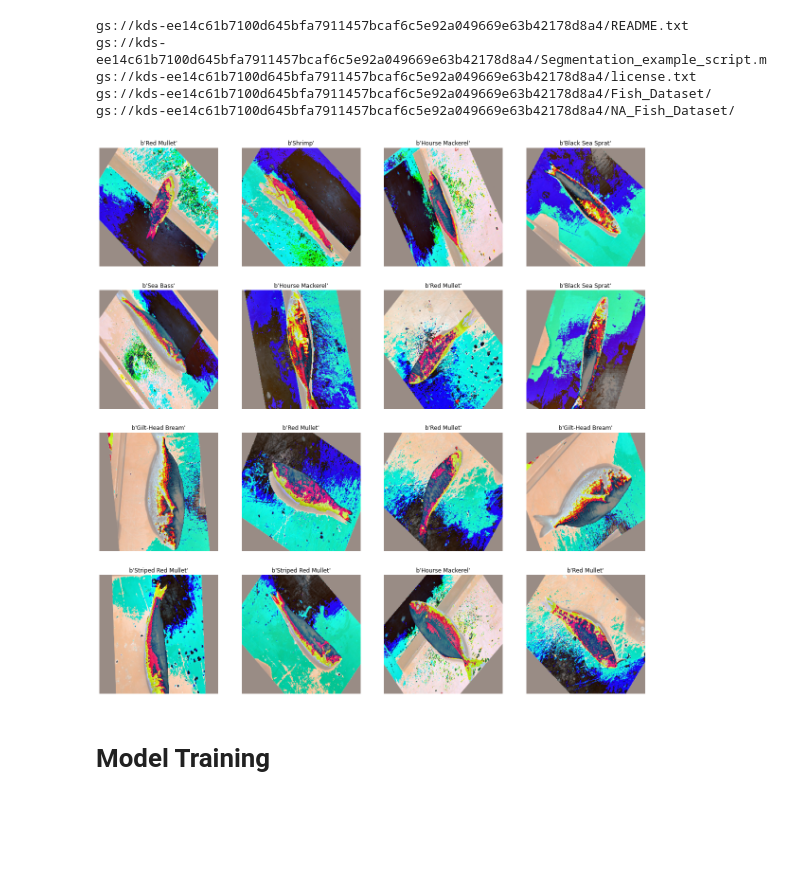
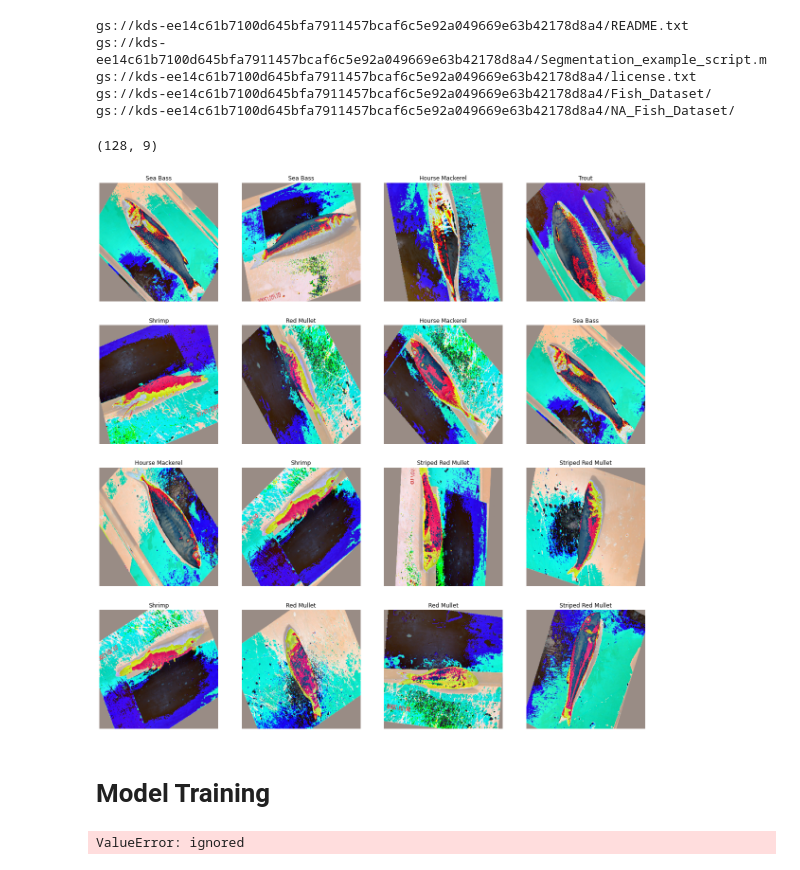
Before and after one commit to aryan7781/Fish-Image-Classification, a Jupyter notebook: Model Training/distributed_training.ipynb, the cells around one changed output. Saved outputs shown, nothing was run; the diff lists cells and outputs as text; code cells hidden in the pictures; blank space fills up the shorter version.

```diff
--- a/Model Training/distributed_training.ipynb
+++ b/Model Training/distributed_training.ipynb
@@ -96,8 +95,14 @@ def get_class(file_path):
     return tf.strings.split(file_path, os.path.sep)[-2]
 
 
+def get_label(file_path):
+    img_class = get_class(file_path)
+    all_classes = ['Black Sea Sprat', 'Gilt-Head Bream', 'Hourse Mackerel', 'Red Mullet', 'Red Sea Bream', 'Sea Bass', 'Shrimp', 'Striped Red Mullet', 'Trout']
+    label = tf.convert_to_tensor(list(map((lambda x: int(x == img_class)), all_classes)))
+    return label
+
 def process_image(file_path):
-    label = get_class(file_path)
+    label = get_label(file_path)
     img = tf.io.read_file(file_path)
     img = tf.image.decode_jpeg(img)
     img = tf.keras.applications.resnet50.preprocess_input(img)
@@ -175,27 +192,31 @@ labels = None
 for img, label in train_data.take(1):
     images = img
     labels = label
+# %%
+labels.numpy().shape
+# %% [output]
+(128, 9)
 # %%
 fig, axes = plt.subplots(4, 4, figsize = (20, 20))
 axarr = axes.flat
 
 for i, axis in enumerate(axarr):
   axis.imshow(images.numpy()[i, :, :, :])
-  axis.set_title(labels.numpy()[i])
+  axis.set_title(CLASSES[np.argmax(labels.numpy()[i])])
   axis.axis('off')
 
 
 
 plt.subplots_adjust(
     left=0.1,
     bottom = 0.1,
     right=0.9,
     top = 0.9,
     wspace=0.2,
     hspace = 0.2
 )
 # %% [output]
-[figure, old version]
+[figure, new version]
 # %% [markdown]
 # Model Training
 # %%
@@ -282,3 +304,5 @@ with strategy.scope():
         test_loss.reset_states()
         train_accuracy.reset_states()
         test_accuracy.reset_states()
+# %% [output]
+ValueError: ignored
```
Also changed, not shown: parts of 6 cells of this notebook.
